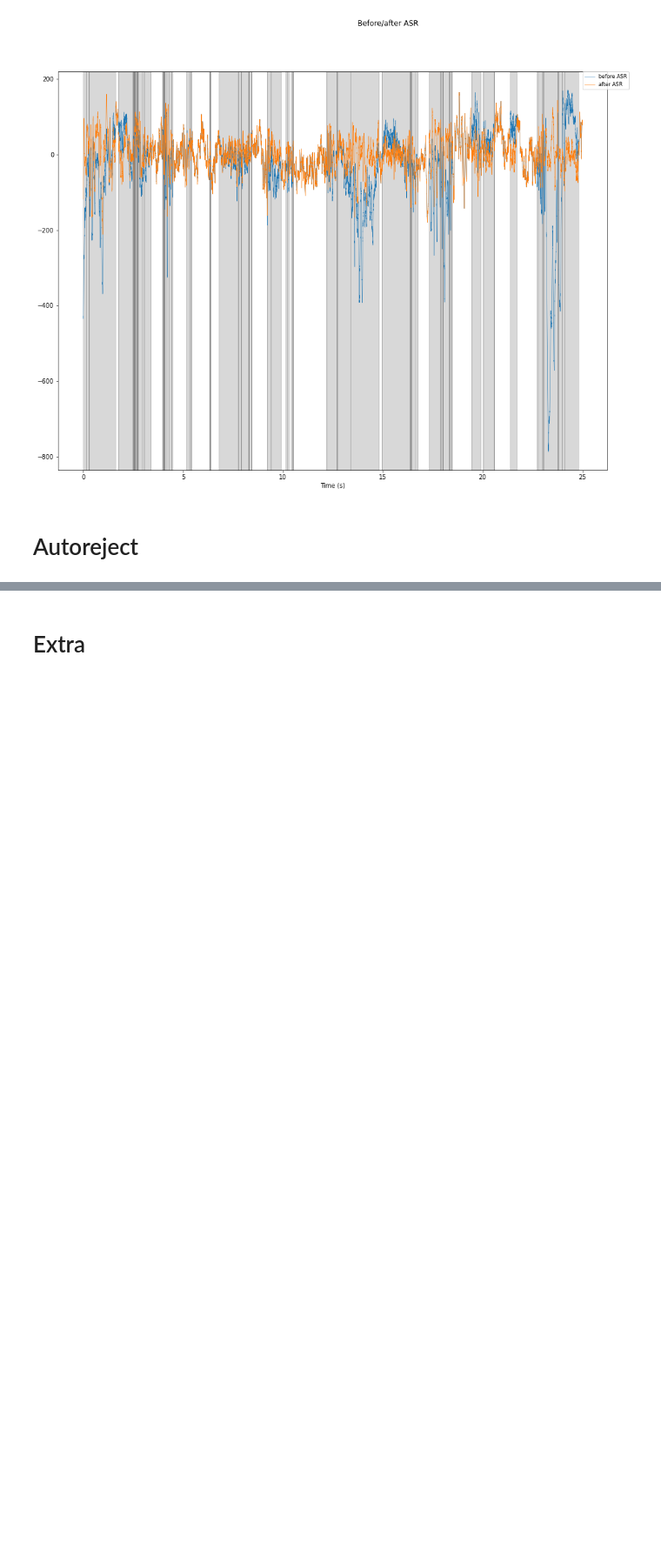
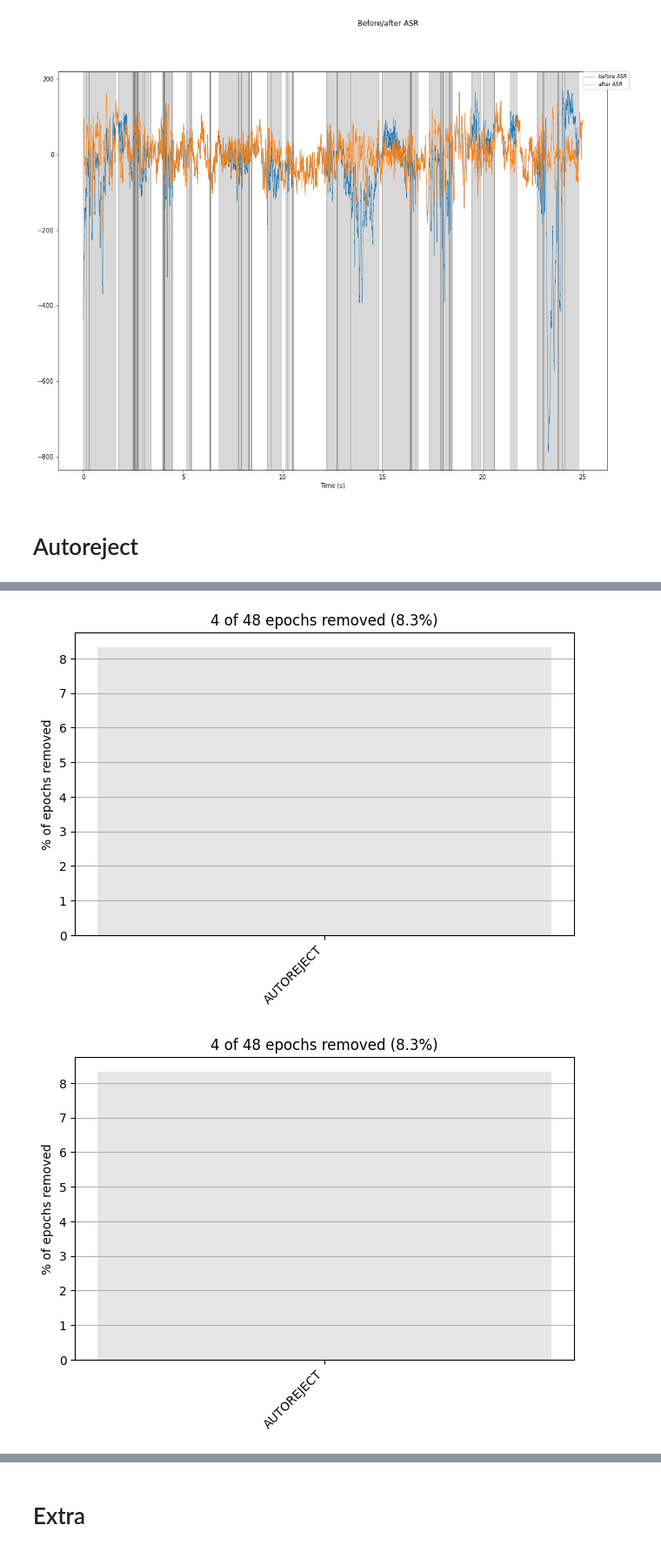
Before and after one commit to mcespedes99/HippiEEGAtlas, a Jupyter notebook: code/DSP/NoiseDetection/Noisy_channels.ipynb, the cells around one changed output, grey strips where cells are left out. Shown at 87% size. Drawn from its saved outputs; the diff is of its cells as text; code cells hidden in the pictures; blank space fills up the shorter version.

```diff
--- a/code/DSP/NoiseDetection/Noisy_channels.ipynb
+++ b/code/DSP/NoiseDetection/Noisy_channels.ipynb
@@ -385,0 +432,5 @@ RuntimeError: ignored
+# %%
+epochs_ar.plot_drop_log()
+# %% [output]
+[figure, added]
+[figure, added]
```
Also changed, not shown: parts of 29 cells of this notebook, 1 other file.
